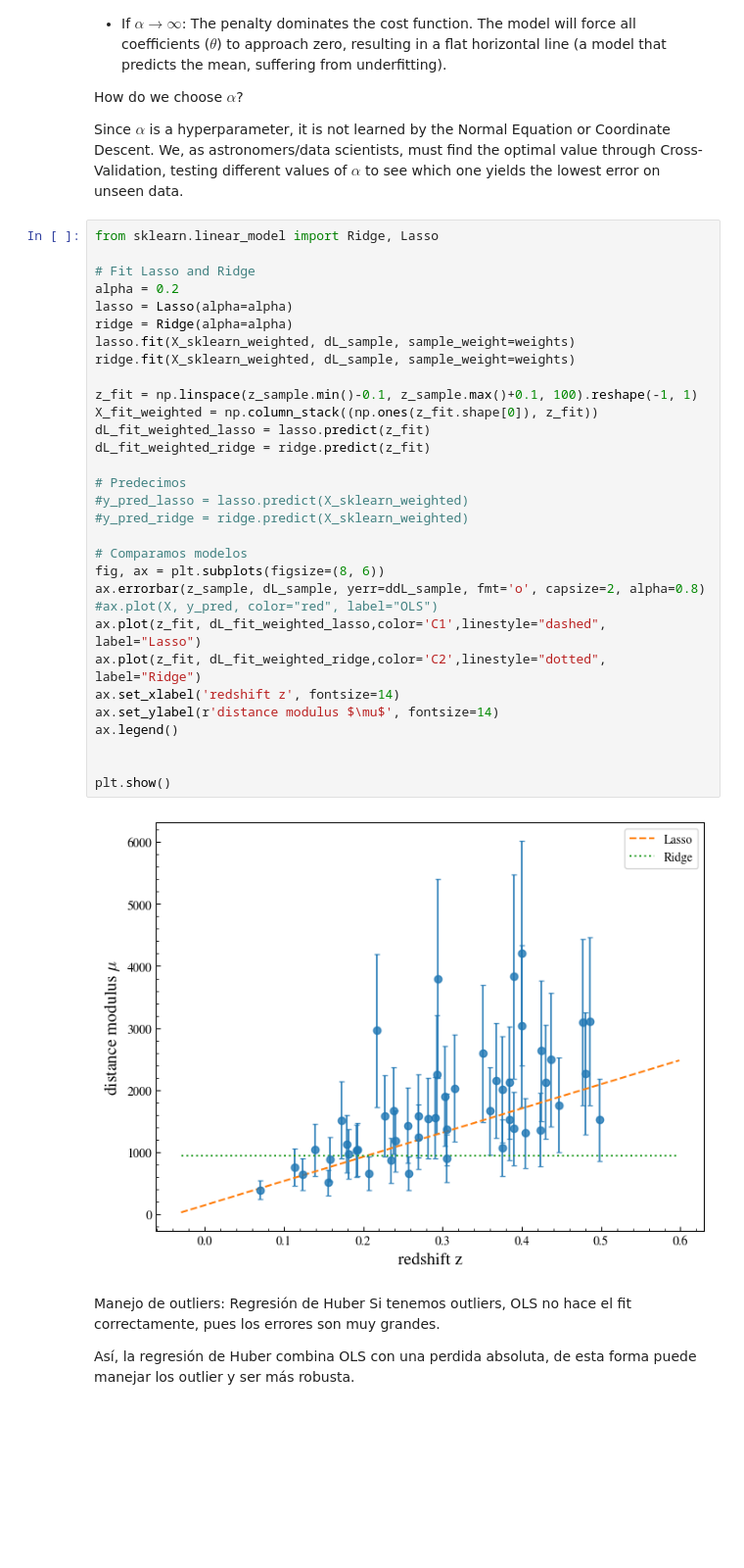
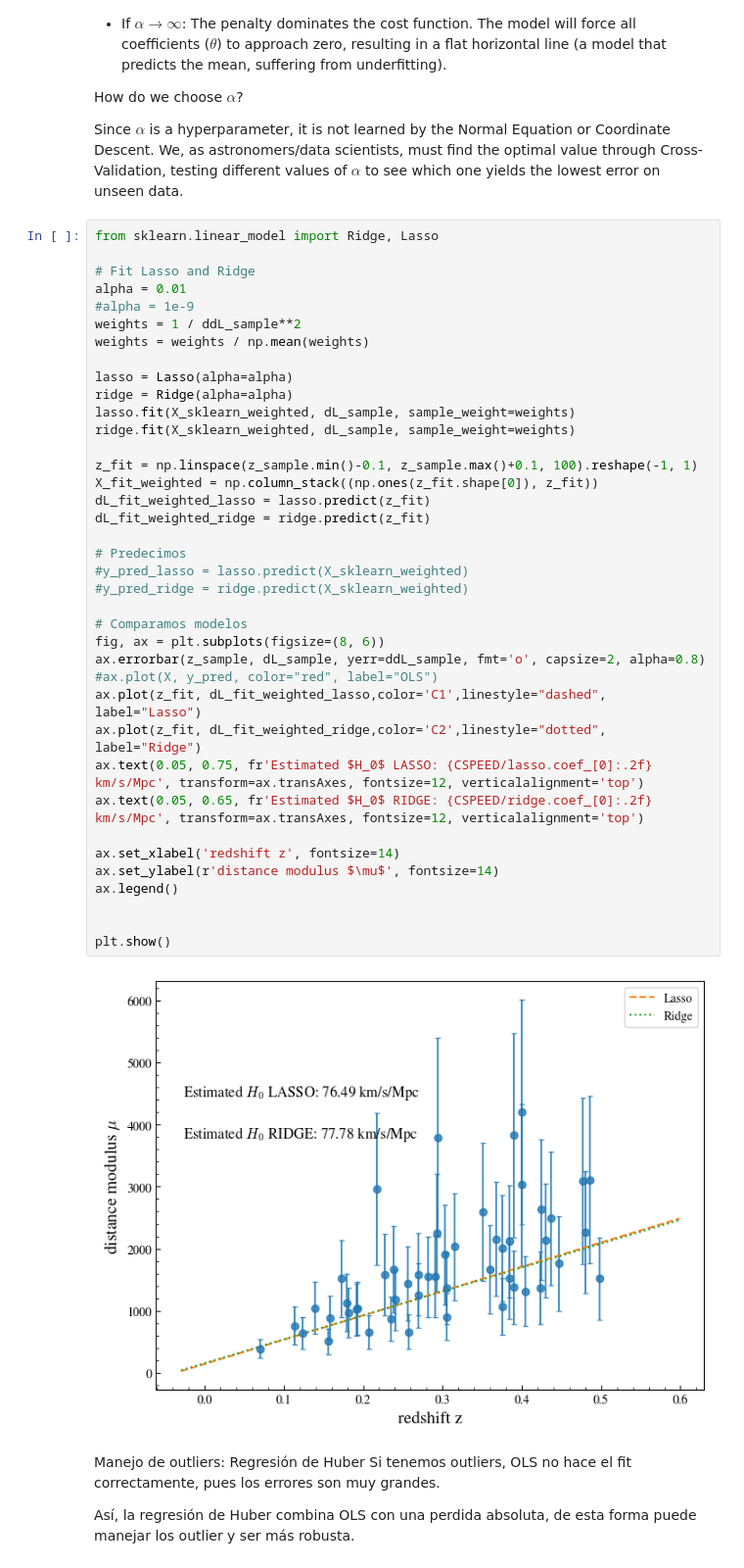
Before and after one commit to jurados/AS4501_Astroinformatic, a Jupyter notebook: Auxiliar/AUX1_LinearRegression.ipynb, the cells around one changed output. Shown at 98% size. Drawn from its saved outputs; the diff is of its cells as text; blank space fills up the shorter version.

```diff
--- a/Auxiliar/AUX1_LinearRegression.ipynb
+++ b/Auxiliar/AUX1_LinearRegression.ipynb
@@ -407,35 +407,42 @@ Since $\alpha$ is a hyperparameter, it is not learned by the Normal Equation or
 from sklearn.linear_model import Ridge, Lasso
 
 # Fit Lasso and Ridge
-alpha = 0.2
+alpha = 0.01
+#alpha = 1e-9
+weights = 1 / ddL_sample**2
+weights = weights / np.mean(weights)
+
 lasso = Lasso(alpha=alpha)
 ridge = Ridge(alpha=alpha)
 lasso.fit(X_sklearn_weighted, dL_sample, sample_weight=weights)
 ridge.fit(X_sklearn_weighted, dL_sample, sample_weight=weights)
 
 z_fit = np.linspace(z_sample.min()-0.1, z_sample.max()+0.1, 100).reshape(-1, 1)
 X_fit_weighted = np.column_stack((np.ones(z_fit.shape[0]), z_fit))
 dL_fit_weighted_lasso = lasso.predict(z_fit)
 dL_fit_weighted_ridge = ridge.predict(z_fit)
 
 # Predecimos
 #y_pred_lasso = lasso.predict(X_sklearn_weighted)
 #y_pred_ridge = ridge.predict(X_sklearn_weighted)
 
 # Comparamos modelos
 fig, ax = plt.subplots(figsize=(8, 6))
 ax.errorbar(z_sample, dL_sample, yerr=ddL_sample, fmt='o', capsize=2, alpha=0.8)
 #ax.plot(X, y_pred, color="red", label="OLS")
 ax.plot(z_fit, dL_fit_weighted_lasso,color='C1',linestyle="dashed", label="Lasso")
 ax.plot(z_fit, dL_fit_weighted_ridge,color='C2',linestyle="dotted", label="Ridge")
+ax.text(0.05, 0.75, fr'Estimated $H_0$ LASSO: {CSPEED/lasso.coef_[0]:.2f} km/s/Mpc', transform=ax.transAxes, fontsize=12, verticalalignment='top')
+ax.text(0.05, 0.65, fr'Estimated $H_0$ RIDGE: {CSPEED/ridge.coef_[0]:.2f} km/s/Mpc', transform=ax.transAxes, fontsize=12, verticalalignment='top')
+
 ax.set_xlabel('redshift z', fontsize=14)
 ax.set_ylabel(r'distance modulus $\mu$', fontsize=14)
 ax.legend()
 
 
 plt.show()
 # %% [output]
-[figure, old version]
+[figure, new version]
 # %% [markdown]
 Manejo de outliers: Regresión de Huber
 Si tenemos outliers, OLS no hace el fit correctamente, pues los errores son muy grandes.
```
